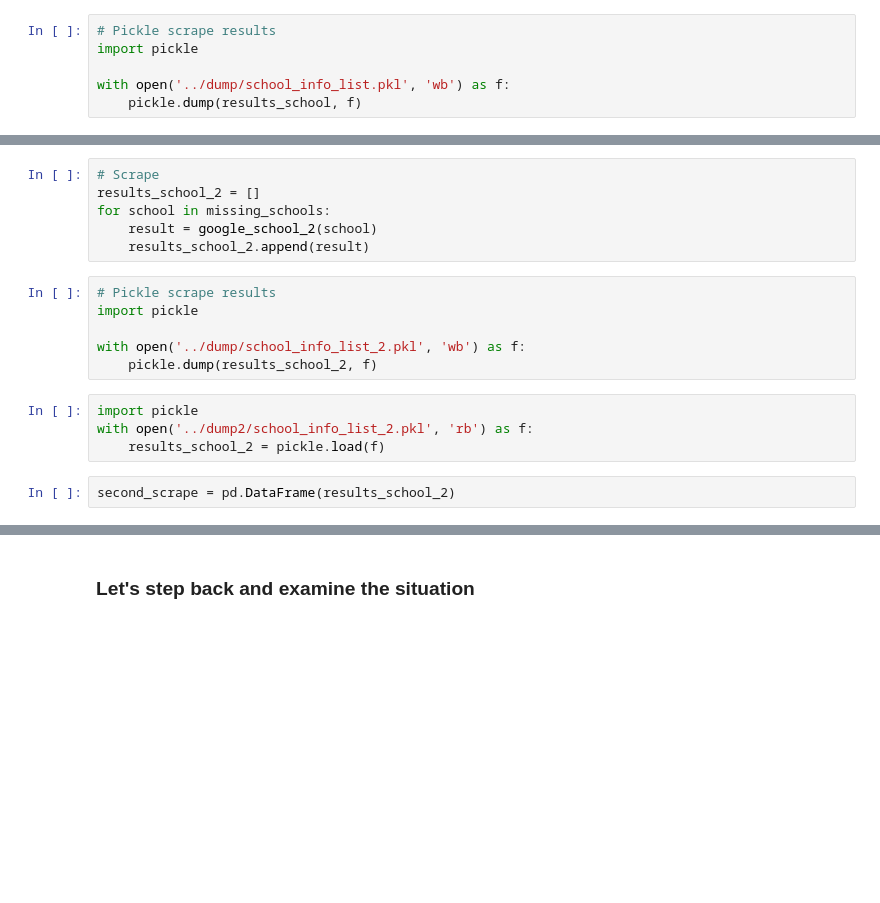
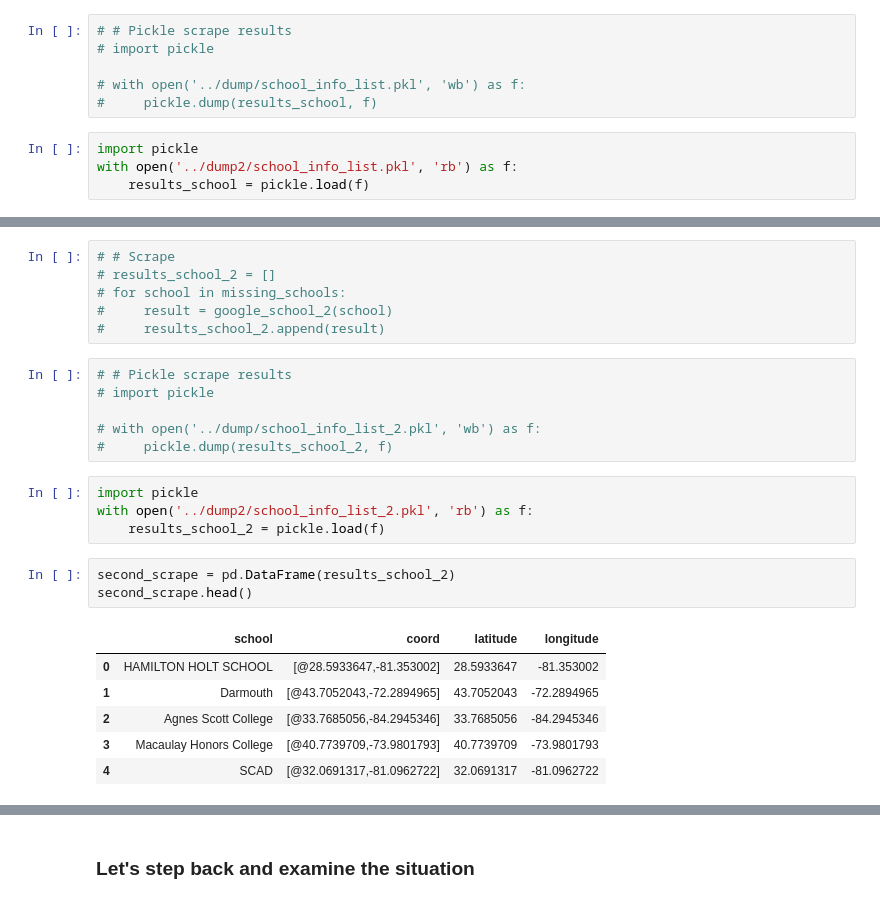
Before and after one commit to katiehuang1221/NLP-Analysis-On-Motivational-Speeches, a Jupyter notebook: notebook/01_data_collect_2.ipynb, the cells around one changed output, grey strips where cells are left out. Drawn from its saved outputs; the diff is of its cells as text; blank space fills up the shorter version.

Commit message:
Cleaned data_collect_2 notebook. Added google_school_2 to google.py

```diff
--- a/notebook/01_data_collect_2.ipynb
+++ b/notebook/01_data_collect_2.ipynb
@@ -402,9 +265,13 @@ for school in school_list:
 # %%
-# Pickle scrape results
-import pickle
+# # Pickle scrape results
+# import pickle
 
-with open('../dump/school_info_list.pkl', 'wb') as f:
-    pickle.dump(results_school, f)
+# with open('../dump/school_info_list.pkl', 'wb') as f:
+#     pickle.dump(results_school, f)
+# %%
+import pickle
+with open('../dump2/school_info_list.pkl', 'rb') as f:
+    results_school = pickle.load(f)
 # %%
 # Create DataFrame of speaker_info
 school_info = pd.DataFrame(results_school)
@@ -482,18 +321,26 @@ def google_school_2(school):
 # %%
-# Scrape
-results_school_2 = []
-for school in missing_schools:
-    result = google_school_2(school)
-    results_school_2.append(result)
+# # Scrape
+# results_school_2 = []
+# for school in missing_schools:
+#     result = google_school_2(school)
+#     results_school_2.append(result)
 # %%
-# Pickle scrape results
-import pickle
+# # Pickle scrape results
+# import pickle
 
-with open('../dump/school_info_list_2.pkl', 'wb') as f:
-    pickle.dump(results_school_2, f)
+# with open('../dump/school_info_list_2.pkl', 'wb') as f:
+#     pickle.dump(results_school_2, f)
 # %%
 import pickle
 with open('../dump2/school_info_list_2.pkl', 'rb') as f:
     results_school_2 = pickle.load(f)
 # %%
 second_scrape = pd.DataFrame(results_school_2)
+second_scrape.head()
+# %% [output]
+|  | school | coord | latitude | longitude |
+| 0 | HAMILTON HOLT SCHOOL | [@28.5933647,-81.353002] | 28.5933647 | -81.353002 |
+| 1 | Darmouth | [@43.7052043,-72.2894965] | 43.7052043 | -72.2894965 |
+| 2 | Agnes Scott College | [@33.7685056,-84.2945346] | 33.7685056 | -84.2945346 |
+| 3 | Macaulay Honors College | [@40.7739709,-73.9801793] | 40.7739709 | -73.9801793 |
+| 4 | SCAD | [@32.0691317,-81.0962722] | 32.0691317 | -81.0962722 |
```
Also changed, not shown: parts of 43 cells of this notebook, 1 other file.
